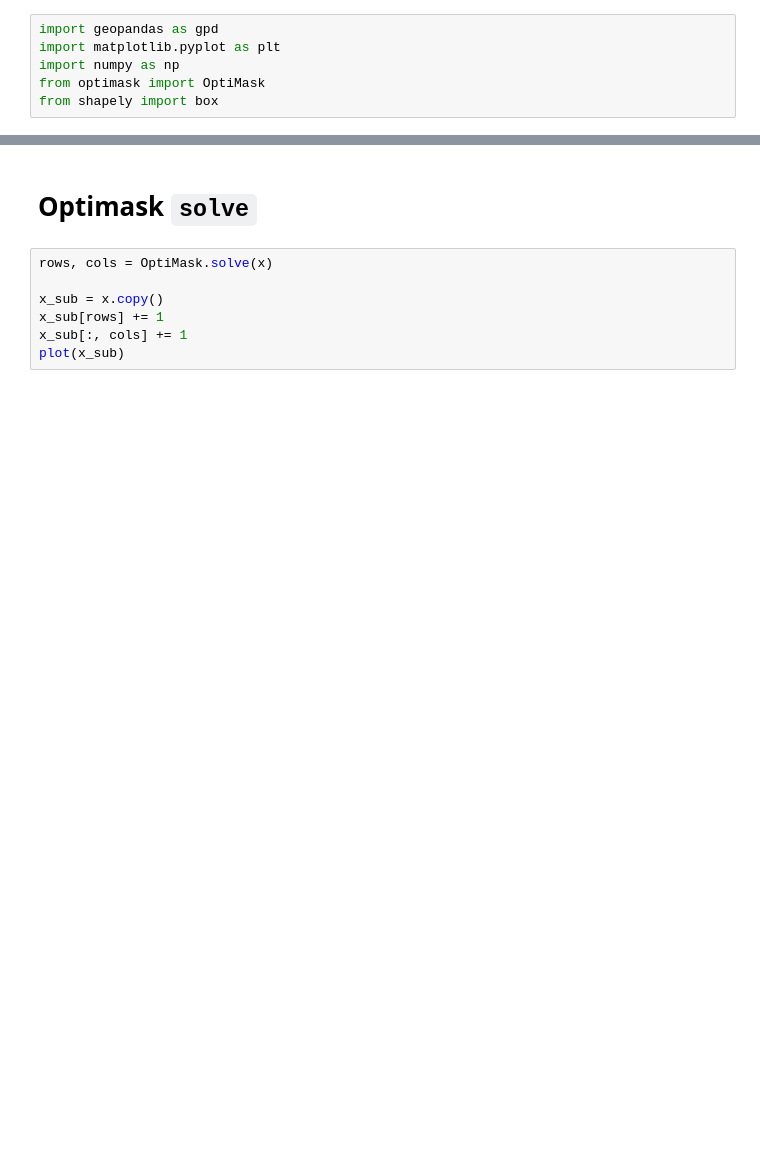
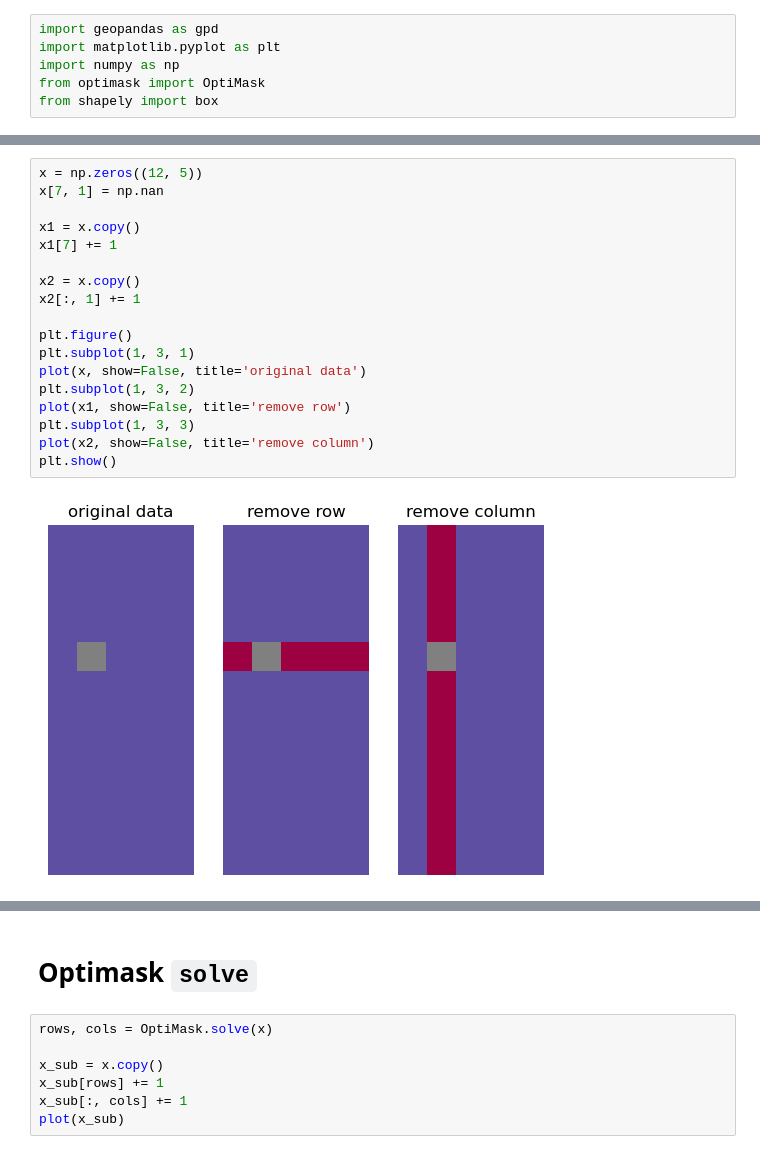
Before and after one commit to CyrilJl/OptiMask, a Jupyter notebook: notebooks/Optimask.ipynb, the cells around one changed output, grey strips where cells are left out. Drawn from its saved outputs; the diff is of its cells as text; blank space fills up the shorter version.

```diff
--- a/notebooks/Optimask.ipynb
+++ b/notebooks/Optimask.ipynb
@@ -39,0 +46,20 @@ def generate_random(m, n, ratio):
+# %%
+x = np.zeros((12, 5))
+x[7, 1] = np.nan
+
+x1 = x.copy()
+x1[7] += 1
+
+x2 = x.copy()
+x2[:, 1] += 1
+
+plt.figure()
+plt.subplot(1, 3, 1)
+plot(x, show=False, title='original data')
+plt.subplot(1, 3, 2)
+plot(x1, show=False, title='remove row')
+plt.subplot(1, 3, 3)
+plot(x2, show=False, title='remove column')
+plt.show()
+# %% [output]
+[figure, added]
```
Also changed, not shown: parts of 15 cells of this notebook.
